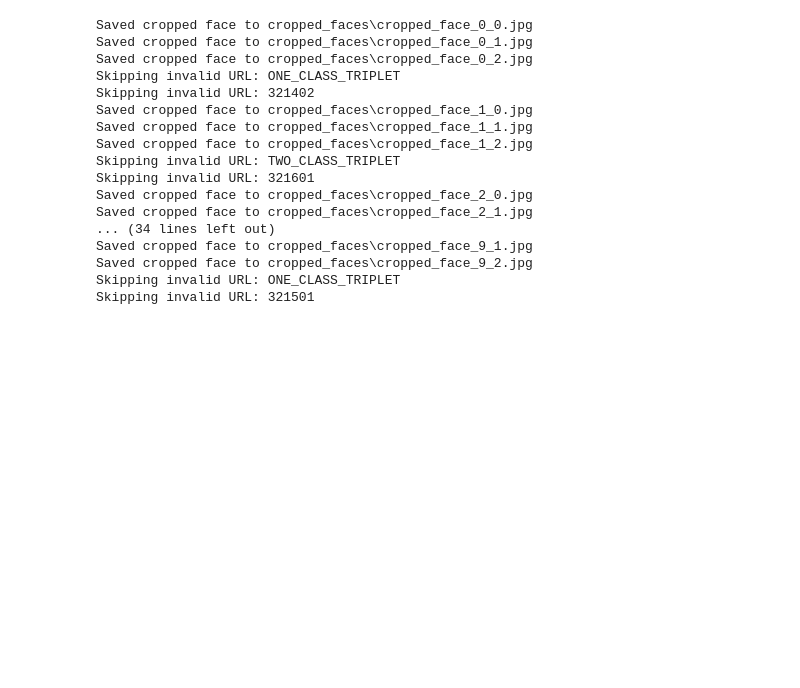
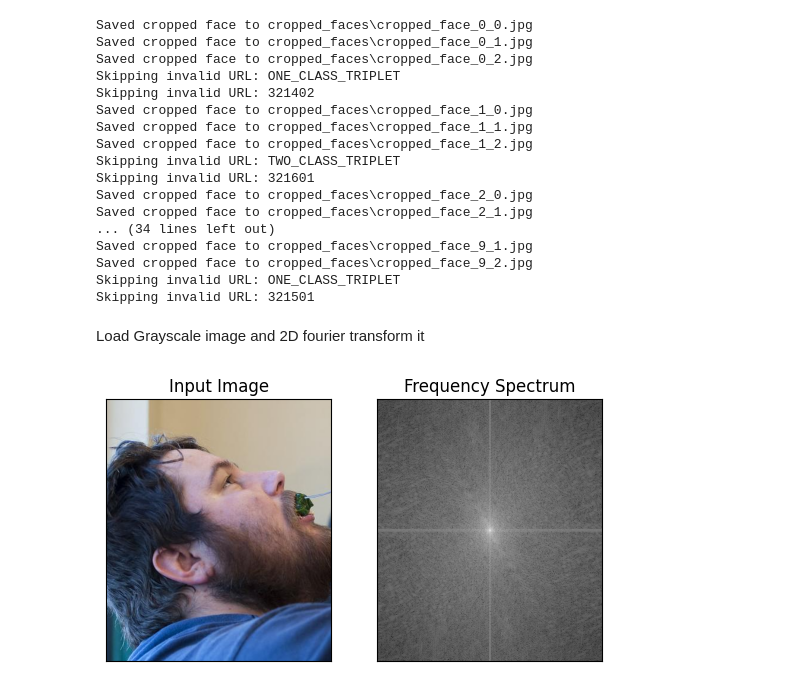
Before and after one commit to MollersThrane/IT3212-assignments, a Jupyter notebook: Assignment 2/main.ipynb, the cells around one changed output. Cells and saved outputs as stored; diff of their text form; code cells hidden in the pictures; blank space fills up the shorter version.

```diff
--- a/Assignment 2/main.ipynb
+++ b/Assignment 2/main.ipynb
@@ -86,3 +86,25 @@ Saved cropped face to cropped_faces\cropped_face_9_1.jpg
 Saved cropped face to cropped_faces\cropped_face_9_2.jpg
 Skipping invalid URL: ONE_CLASS_TRIPLET
 Skipping invalid URL: 321501
+# %% [markdown]
+Load Grayscale image and 2D fourier transform it
+# %%
+from PIL import Image
+import PIL
+import PIL.ImageOps
+import numpy as np
+from matplotlib import pyplot as plt
+
+img = Image.open("./cropped_faces/cropped_face_6_1.jpg")
+grayscale = PIL.ImageOps.grayscale(img)
+# grayscale.show()
+fourier_transformed = np.fft.fft2(grayscale)
+fourier_transformed = np.fft.fftshift(fourier_transformed)
+fourier_transformed = 20*np.log(np.abs(fourier_transformed))
+plt.subplot(121),plt.imshow(img, cmap = 'gray')
+plt.title('Input Image'), plt.xticks([]), plt.yticks([])
+plt.subplot(122),plt.imshow(fourier_transformed, cmap = 'gray')
+plt.title('Frequency Spectrum'), plt.xticks([]), plt.yticks([])
+plt.show()
+# %% [output]
+[figure, added]
```
